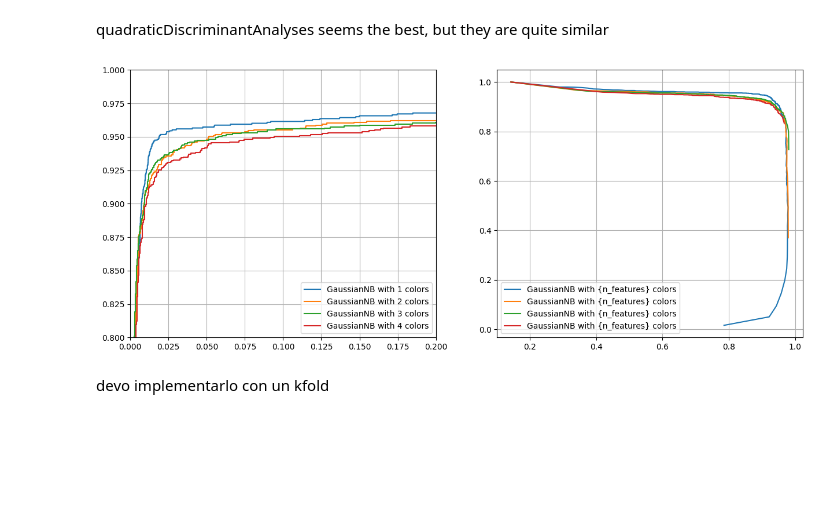
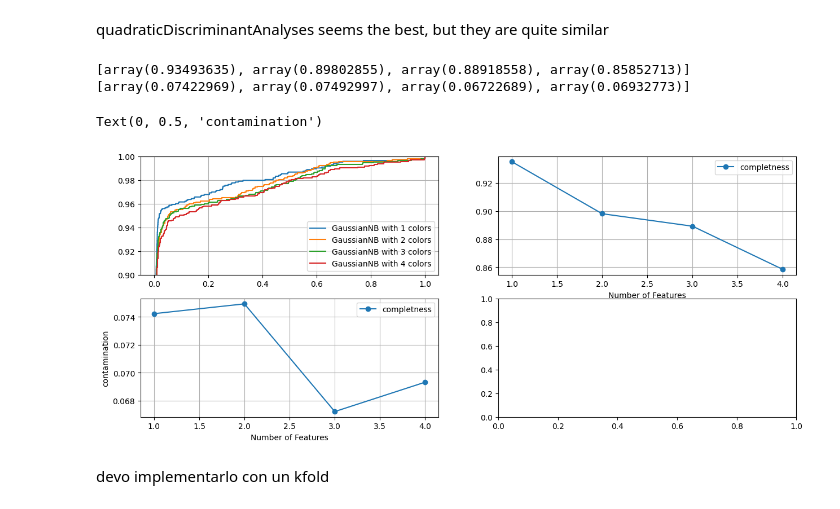
Before and after one commit to Matti-z/astrostatistics_bicocca_2026, a Jupyter notebook: working/nineteeth.ipynb, the cells around one changed output. Saved outputs shown, nothing was run; the diff lists cells and outputs as text; code cells hidden in the pictures; blank space fills up the shorter version.

```diff
--- a/working/nineteeth.ipynb
+++ b/working/nineteeth.ipynb
@@ -249,48 +249,59 @@ X_all = np.array(features).T
 completeness_values = []
 contamination_values = []
 
-fig, (ax1, ax2) = plt.subplots(nrows = 1, ncols = 2, figsize=(15, 6))
+fig, (ax) = plt.subplots(nrows = 2, ncols = 2, figsize=(15, 6))
+ax1 = ax[0, 0]
+ax2 = ax [0, 1]
+ax3 = ax[1, 0]
 for n_features in range(1, 5):
 
     X = X_all[:, :n_features]
 
     X_train, X_test, y_train, y_test = train_test_split(
         X, cl, test_size=0.2, random_state=42
     )
 
     NB = GaussianNB()
     NB.fit(X_train, y_train)
 
     y_pred = NB.predict(X_test)
 
     y_pred_proba = NB.predict_proba(X_test)[:, 1]
 
     comp, cont = completeness_contamination(y_test, y_pred)
     completeness_values.append(comp)
     contamination_values.append(cont)
-    # Calculate ROC curve
+
     fpr, tpr, threshold = roc_curve(y_test, y_pred_proba)
     thresholds = np.linspace(0, 1, 1001)[:-1]
-    comp = np.zeros_like(thresholds)
-    cont = np.zeros_like(thresholds)
-    for i, t in enumerate(thresholds):
-        y_pred = (y_pred_proba >= t)
-        comp[i], cont[i] = completeness_contamination(y_pred, y_test)
+    # comp = np.zeros_like(thresholds)
+    # cont = np.zeros_like(thresholds)
+    # for i, t in enumerate(thresholds):
+    #     y_pred = (y_pred_proba >= t)
+    #     comp[i], cont[i] = completeness_contamination(y_pred, y_test)
 
     ax1.plot(fpr, tpr, label = f'GaussianNB with {n_features} colors')
-    ax2.plot(1 - cont, comp, label = 'GaussianNB with {n_features} colors')
 
-ax1.set_xlim(0, 0.2)
-ax1.set_ylim(0.8, 1)
+    # ax2.plot(1 - cont, comp, label = f'GaussianNB with {n_features} colors')
+
+# ax1.set_xlim(0, 0.2)
+ax1.set_ylim(0.9, 1)
 ax1.grid()
 ax1.legend()
+ax2.plot(range(1, 5), completeness_values, marker='o', label = 'completness')
+# ax2.plot(range(1, 5), contamination_values, marker='o', label = 'contamination')
+ax2.set_xlabel('Number of Features')
 ax2.legend()
-# ax2.plot(range(1, 5), completeness_values, marker='o', label = 'completness')
-# ax2.plot(range(1, 5), contamination_values, marker='o', label = 'contamination')
-# ax2.set_xlabel('Number of Features')
-# ax2.legend()
 ax2.grid()
+print(completeness_values, contamination_values)
+ax3.plot(range(1, 5), contamination_values, marker='o', label = 'completness')
+ax3.grid()
+ax3.set_xlabel('Number of Features')
+ax3.legend()
+ax3.set_ylabel('contamination')
 # %% [output]
+[array(0.93493635), array(0.89802855), array(0.88918558), array(0.85852713)] [array(0.07422969), array(0.07492997), array(0.06722689), array(0.06932773)]
+Text(0, 0.5, 'contamination')
-[figure, old version]
+[figure, new version]
 # %% [markdown]
 devo implementarlo con un kfold
```
Also changed, not shown: parts of 3 cells of this notebook.
